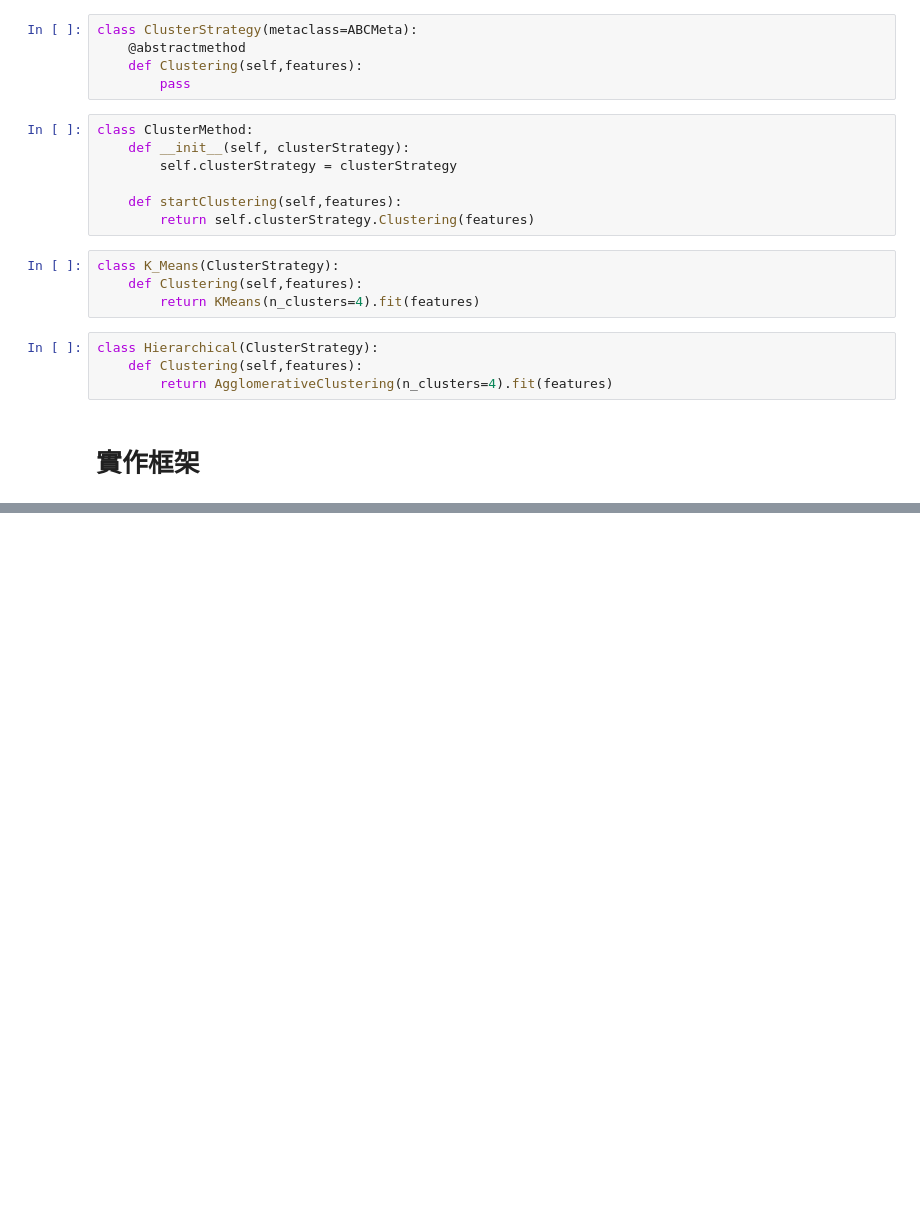
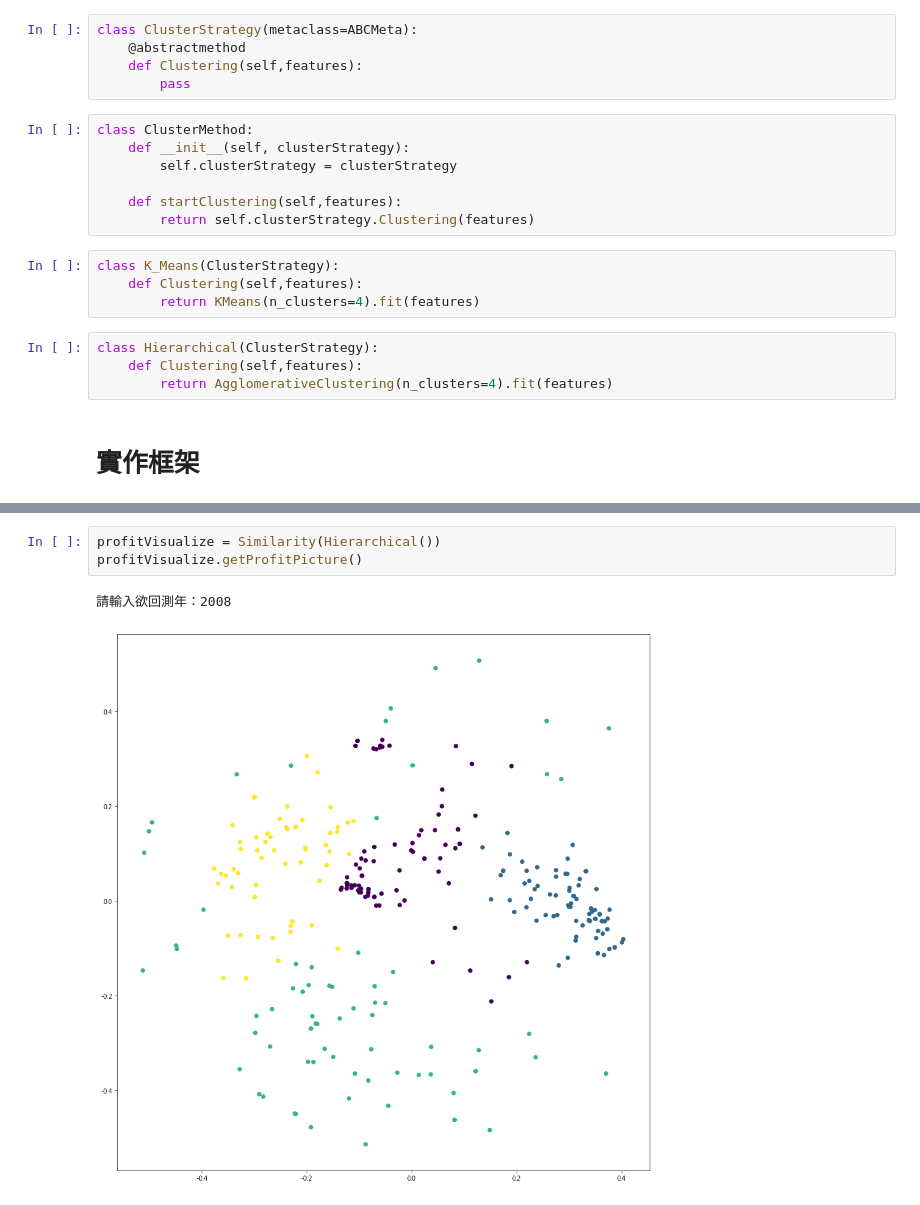
Before and after one commit to D0542562/fund-prediction, a Jupyter notebook: Profit Test Class.ipynb, the cells around one changed output, grey strips where cells are left out. Cells and saved outputs as stored; diff of their text form; blank space fills up the shorter version.

```diff
--- a/Profit Test Class.ipynb
+++ b/Profit Test Class.ipynb
@@ -151,0 +206,6 @@ profitVisualize.getProfitPicture()
+# %%
+profitVisualize = Similarity(Hierarchical())
+profitVisualize.getProfitPicture()
+# %% [output]
+請輸入欲回測年：2008
+[figure, added]
```
Also changed, not shown: parts of 7 cells of this notebook.
